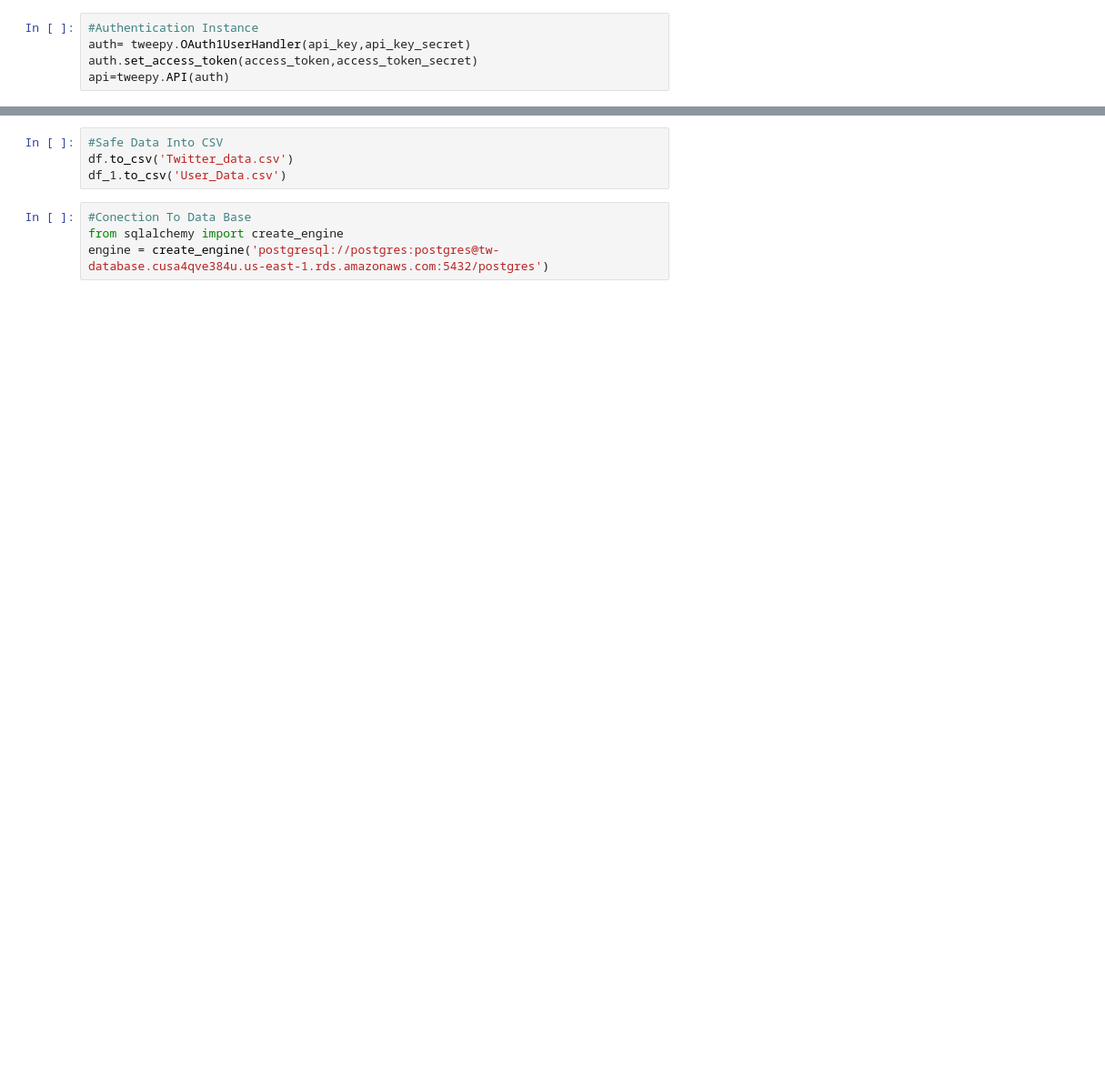
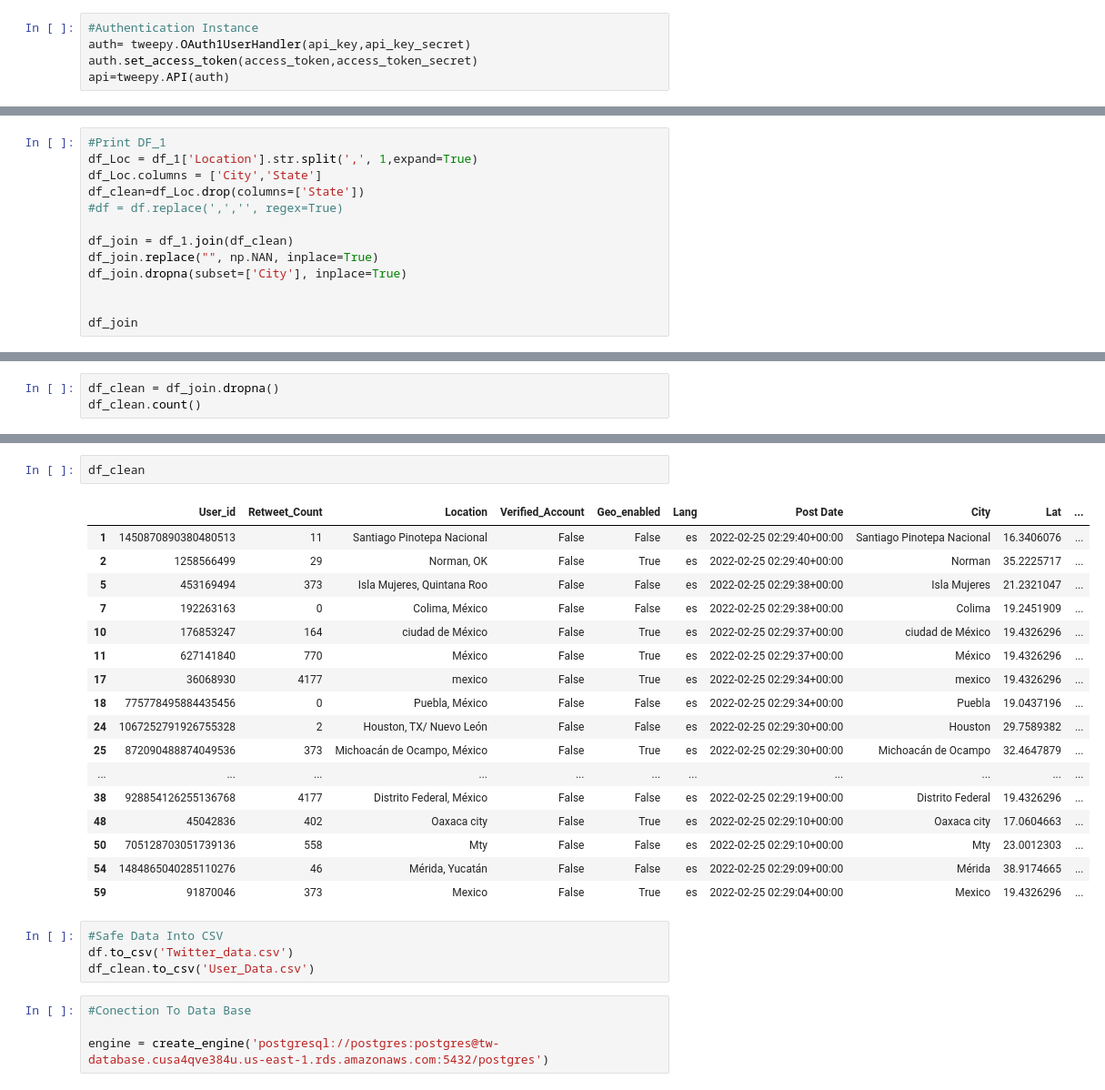
Before and after one commit to ioshisolis/Bootcamp_Final_Project, a Jupyter notebook: Twitter_data.ipynb, the cells around one changed output, grey strips where cells are left out. Shown at 91% size. Drawn from its saved outputs; the diff is of its cells as text; blank space fills up the shorter version.

```diff
--- a/Twitter_data.ipynb
+++ b/Twitter_data.ipynb
@@ -86,0 +100,13 @@ df_1
+# %%
+#Print DF_1
+df_Loc = df_1['Location'].str.split(',', 1,expand=True)
+df_Loc.columns = ['City','State']
+df_clean=df_Loc.drop(columns=['State'])
+#df = df.replace(',','', regex=True)
+
+df_join = df_1.join(df_clean)
+df_join.replace("", np.NAN, inplace=True)
+df_join.dropna(subset=['City'], inplace=True)
+
+
+df_join
@@ -86,0 +195,3 @@ df_1
+# %%
+df_clean = df_join.dropna()
+df_clean.count()
@@ -87,10 +211,30 @@ df_1
+# %%
+df_clean
+# %% [output]
+|  | User_id | Retweet_Count | Location | Verified_Account | Geo_enabled | Lang | Post Date | City | Lat | ... |
+| 1 | 1450870890380480513 | 11 | Santiago Pinotepa Nacional | False | False | es | 2022-02-25 02:29:40+00:00 | Santiago Pinotepa Nacional | 16.3406076 | ... |
+| 2 | 1258566499 | 29 | Norman, OK | False | True | es | 2022-02-25 02:29:40+00:00 | Norman | 35.2225717 | ... |
+| 5 | 453169494 | 373 | Isla Mujeres, Quintana Roo | False | False | es | 2022-02-25 02:29:38+00:00 | Isla Mujeres | 21.2321047 | ... |
+| 7 | 192263163 | 0 | Colima, México | False | False | es | 2022-02-25 02:29:38+00:00 | Colima | 19.2451909 | ... |
+| 10 | 176853247 | 164 | ciudad de México | False | True | es | 2022-02-25 02:29:37+00:00 | ciudad de México | 19.4326296 | ... |
+| 11 | 627141840 | 770 | México | False | True | es | 2022-02-25 02:29:37+00:00 | México | 19.4326296 | ... |
+| 17 | 36068930 | 4177 | mexico | False | True | es | 2022-02-25 02:29:34+00:00 | mexico | 19.4326296 | ... |
+| 18 | 775778495884435456 | 0 | Puebla, México | False | False | es | 2022-02-25 02:29:34+00:00 | Puebla | 19.0437196 | ... |
+| 24 | 1067252791926755328 | 2 | Houston, TX/ Nuevo León | False | False | es | 2022-02-25 02:29:30+00:00 | Houston | 29.7589382 | ... |
+| 25 | 872090488874049536 | 373 | Michoacán de Ocampo, México | False | True | es | 2022-02-25 02:29:30+00:00 | Michoacán de Ocampo | 32.4647879 | ... |
+| ... | ... | ... | ... | ... | ... | ... | ... | ... | ... | ... |
+| 38 | 928854126255136768 | 4177 | Distrito Federal, México | False | False | es | 2022-02-25 02:29:19+00:00 | Distrito Federal | 19.4326296 | ... |
+| 48 | 45042836 | 402 | Oaxaca city | False | True | es | 2022-02-25 02:29:10+00:00 | Oaxaca city | 17.0604663 | ... |
+| 50 | 705128703051739136 | 558 | Mty | False | False | es | 2022-02-25 02:29:10+00:00 | Mty | 23.0012303 | ... |
+| 54 | 1484865040285110276 | 46 | Mérida, Yucatán | False | False | es | 2022-02-25 02:29:09+00:00 | Mérida | 38.9174665 | ... |
+| 59 | 91870046 | 373 | Mexico | False | True | es | 2022-02-25 02:29:04+00:00 | Mexico | 19.4326296 | ... |
 # %%
 #Safe Data Into CSV
 df.to_csv('Twitter_data.csv')
-df_1.to_csv('User_Data.csv')
+df_clean.to_csv('User_Data.csv')
 # %%
 #Conection To Data Base
-from sqlalchemy import create_engine
+
 engine = create_engine('postgresql://postgres:postgres@tw-database.cusa4qve384u.us-east-1.rds.amazonaws.com:5432/postgres')
 # %%
 #Send Data to Data BAse
```
Also changed, not shown: parts of 19 cells of this notebook.
